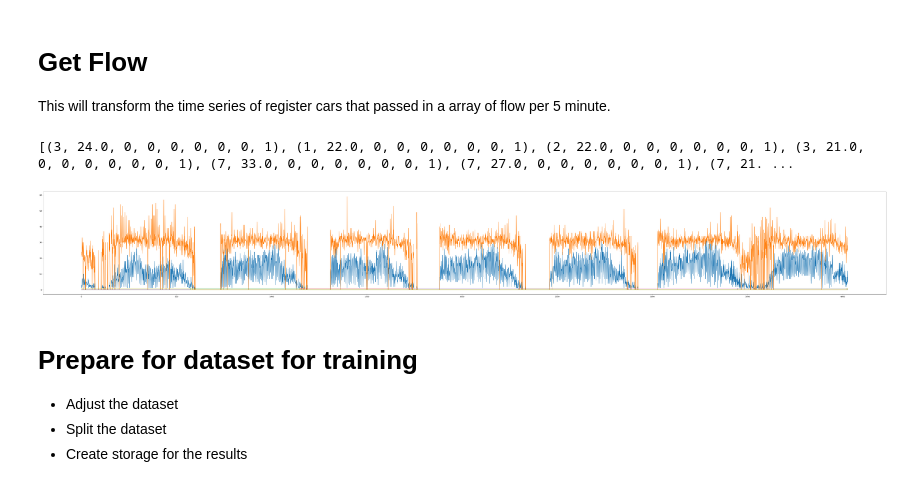
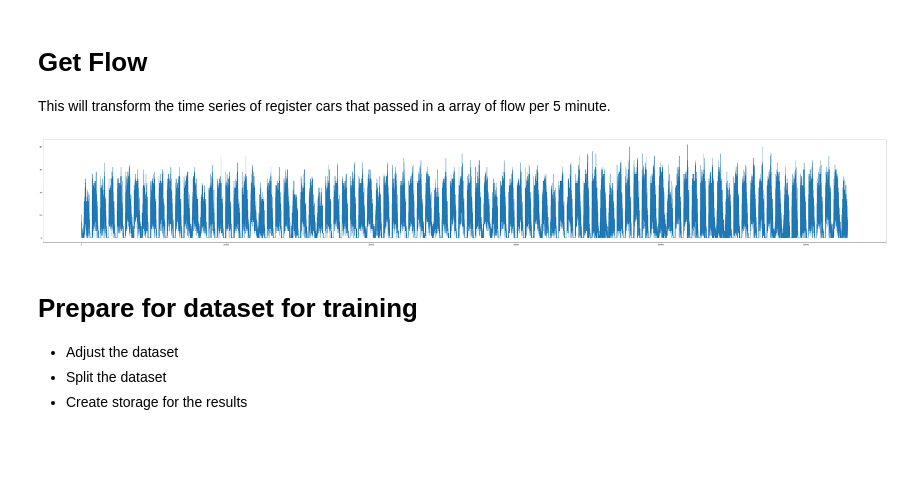
Before and after one commit to claudiosegala/traffic-flow-prediction, a Jupyter notebook: code/tcc.ipynb, the cells around one changed output. Drawn from its saved outputs; the diff is of its cells as text; code cells hidden in the pictures; blank space fills up the shorter version.

```diff
--- a/code/tcc.ipynb
+++ b/code/tcc.ipynb
@@ -106,8 +109,6 @@ def prepare_data(data):
   use week day instead of date as string, use speed as float instead of string.
   Also, will drop columns that are not necessary.
   """
-
-  data = data.drop(columns=['Unnamed: 0', 'Sensor', 'Max Speed', 'Size', 'Lane'])
 
   data['Time'] = data['Time'].apply(lambda x : tm.strptime(x, '%H:%M:%S'))
   data['Time'] = data['Time'].apply(lambda x : dt.timedelta(hours=x.tm_hour,minutes=x.tm_min,seconds=x.tm_sec).total_seconds())
@@ -123,7 +124,10 @@ def prepare_data(data):
 
 
 # Get data from Google Drive
-data = pd.read_csv('/content/drive/My Drive/TCC/chunks/chunk_00.csv', sep=',')
+col_names = ['Sensor', 'Date', 'Time', 'Lane', 'Speed', 'Max Speed', 'Size']
+all_data = pd.read_csv('/content/drive/My Drive/TCC/chunks/all_data_sorted.csv', ';', header=None, names=col_names)
+data = all_data[all_data['Sensor'] == 'RSI128']
+data = data.drop(columns=['Sensor','Lane','Max Speed','Size'])
 data = prepare_data(data)
 
 data_analysis(data)
@@ -135,7 +139,7 @@ It contains 40000 entries
 # %%
 VALIDATION_SPLIT = 0.25
 
-K_FOLD_SIZE = 10
+DATA_SPLIT = 0.8
 
 SEEABLE_PAST = 100 # in minutes
 
@@ -143,7 +147,7 @@ PREDICT_IN_FUTURE = 60 # in minutes
 
 FLOW_INTERVAL = 150 # the interval size for each flow
 
-MULTIVARIATE = True # if we are gonna use multiple data or not
+MULTIVARIATE = False # if we are gonna use multiple data or not
 
 # Derivated
 
@@ -152,6 +156,10 @@ N_STEPS = SEEABLE_PAST * 60 // FLOW_INTERVAL # the number of flows to see in the
 N_FUTURE = PREDICT_IN_FUTURE * 60 // FLOW_INTERVAL # how much in the future we want to predict (0 = predict the flow on the next 5 minutes)
 
 N_FEATURES = 9 if MULTIVARIATE else 1
+
+DAY_SIZE = (24 * 3600) // FLOW_INTERVAL
+
+WEEK_SIZE = 7 * DAY_SIZE
 # %% [markdown]
 # Get Flow
 
@@ -172,41 +180,41 @@ def get_flow (data):
   time = np.asarray(data['Time'])
   speed = np.asarray(data['Speed'])
 
-  sz = len(speed)
   dateControl = date[0] #seta o controle de data com o primeiro dia do chunk
   timeBlock = FLOW_INTERVAL
   countFlow = 0
   accSpeed = 0
   flowData = []
 
-  for i in range(sz):
+  for i in range(len(speed)):
+    #if pd.to_datetime(date[i], format='%Y/%m/%d') == pd.to_datetime('2016-05-22', format='%Y/%m/%d'):
+    #    break
     if time[i] >= timeBlock: # init a new time block
       w0, w1, w2, w3, w4, w5, w6 = get_weekday(weekDay[i])
       avgSpeed = accSpeed // countFlow if countFlow else 0
       flowData.append((countFlow, avgSpeed, w0, w1, w2, w3, w4, w5, w6))
       timeBlock += FLOW_INTERVAL
       countFlow = 0
       accSpeed = 0
 
     if date[i] > dateControl: # reset on day change
       dateControl = date[i]
       timeBlock = FLOW_INTERVAL
       countFlow = 0
       accSpeed = 0
 
     if time[i] < timeBlock: # add car on flow
       countFlow += 1
       accSpeed += speed[i]
 
   return flowData if MULTIVARIATE else [t[0] for t in flowData]
 
 
 raw_seq = get_flow(data)
 
 plot_flow(raw_seq)
 # %% [output]
-[(3, 24.0, 0, 0, 0, 0, 0, 0, 1), (1, 22.0, 0, 0, 0, 0, 0, 0, 1), (2, 22.0, 0, 0, 0, 0, 0, 0, 1), (3, 21.0, 0, 0, 0, 0, 0, 0, 1), (7, 33.0, 0, 0, 0, 0, 0, 0, 1), (7, 27.0, 0, 0, 0, 0, 0, 0, 1), (7, 21. ...
-[figure, old version]
+[figure, new version]
 # %% [markdown]
 # Prepare for dataset for training
 
```
Also changed, not shown: parts of 20 cells of this notebook.
